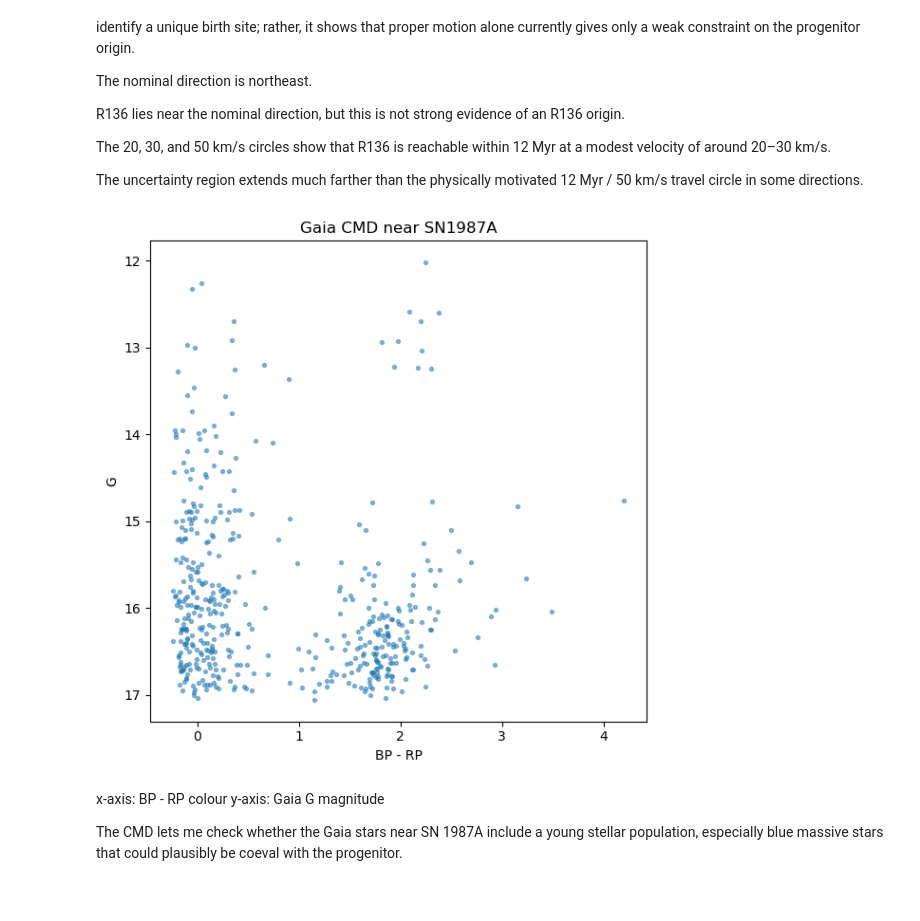
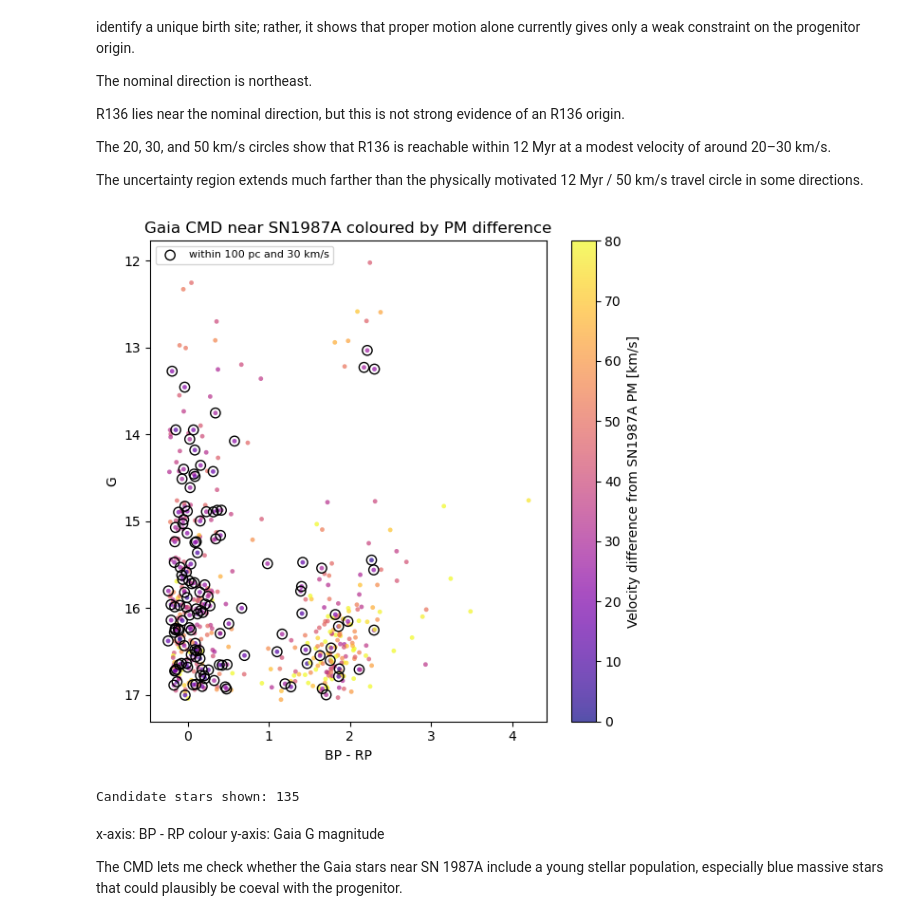
Before and after one commit to Wafeliniec/87A-progenitor-search, a Jupyter notebook: SN1987A_figures.ipynb, the cells around one changed output. Drawn from its saved outputs; the diff is of its cells as text; code cells hidden in the pictures.

```diff
--- a/SN1987A_figures.ipynb
+++ b/SN1987A_figures.ipynb
@@ -380,18 +417,54 @@ The 20, 30, and 50 km/s circles show that R136 is reachable within 12 Myr at a m
 
 The uncertainty region extends much farther than the physically motivated 12 Myr / 50 km/s travel circle in some directions.
 # %%
-# Plot 1: Gaia CMD
-plt.figure(figsize=(6, 6))
-plt.scatter(df["bp_rp"], df["phot_g_mean_mag"], s=8, alpha=0.5)
-plt.gca().invert_yaxis()
-plt.xlabel("BP - RP")
-plt.ylabel("G")
-plt.title("Gaia CMD near SN1987A")
+# Plot 1: Gaia CMD coloured by velocity difference from SN1987A
+
+fig, ax = plt.subplots(figsize=(6, 6))
+
+sc = ax.scatter(
+    df["bp_rp"],
+    df["phot_g_mean_mag"],
+    c=df["dv_vs_sn87a_kms"],
+    vmin=0,
+    vmax=80,
+    cmap="plasma",
+    s=12,
+    alpha=0.7,
+    edgecolors="none"
+)
+
+candidate = df[
+    (df["sep_87a_pc"] < 100) &
+    (df["dv_vs_sn87a_kms"] < 30)
+    ].copy()
+
+ax.scatter(
+    candidate["bp_rp"],
+    candidate["phot_g_mean_mag"],
+    facecolors="none",
+    edgecolors="black",
+    s=55,
+    linewidths=1.0,
+    label="within 100 pc and 30 km/s"
+)
+
+ax.invert_yaxis()
+ax.set_xlabel("BP - RP")
+ax.set_ylabel("G")
+ax.set_title("Gaia CMD near SN1987A coloured by PM difference")
+ax.legend(fontsize=8)
+
+cb = plt.colorbar(sc, ax=ax)
+cb.set_label("Velocity difference from SN1987A PM [km/s]")
+
 plt.tight_layout()
-plt.savefig(fig_dir / "cmd_sn1987a_candidates.png", dpi=300)
+plt.savefig(fig_dir / "cmd_sn1987a_candidates_coloured_by_pm.png", dpi=300)
 plt.show()
+
+print("Candidate stars shown:", len(candidate))
 # %% [output]
-[figure, old version]
+[figure, new version]
+Candidate stars shown: 135
 # %% [markdown]
 x-axis: BP - RP colour
 y-axis: Gaia G magnitude
```
Also changed, not shown: parts of 16 cells of this notebook, 11 other files.
